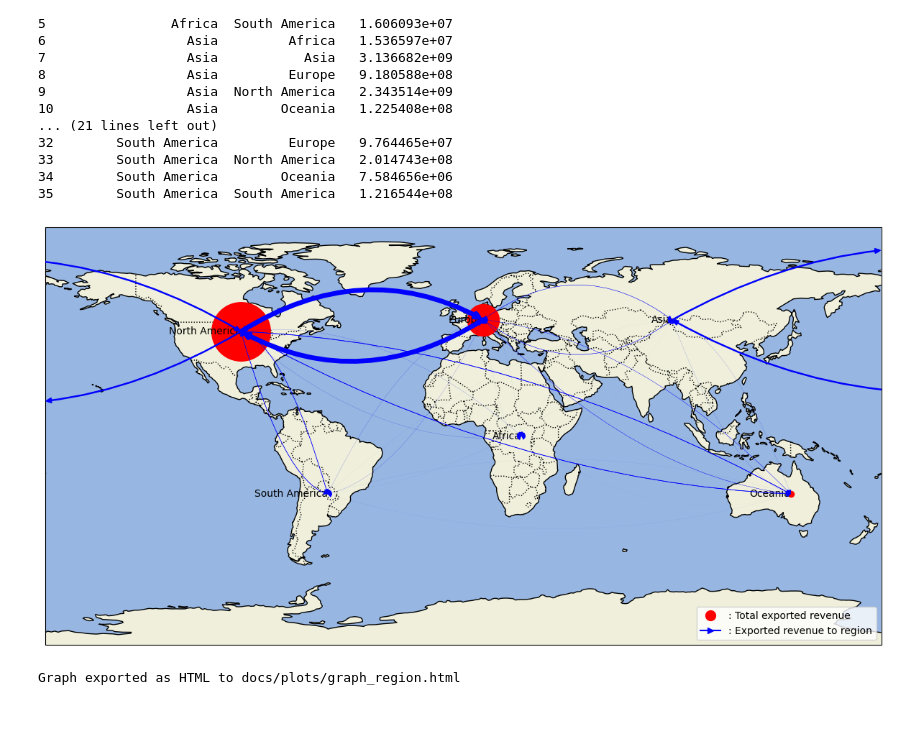
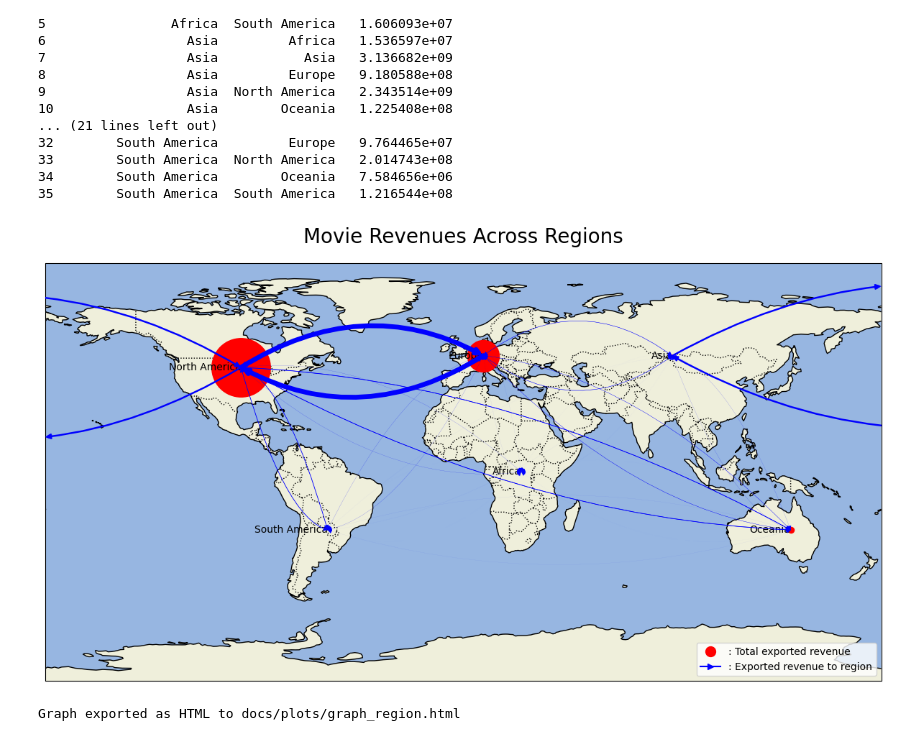
Before and after one commit to epfl-ada/ada-2023-project-nada2023, a Jupyter notebook: network_region.ipynb, the cells around one changed output. Cells and saved outputs as stored; diff of their text form; code cells hidden in the pictures.

```diff
--- a/network_region.ipynb
+++ b/network_region.ipynb
@@ -655,35 +655,36 @@ for (u, v, data) in G.edges(data=True):
     if u != v :  # Skip self-loops for visualization
         start_pos, end_pos = pos[u], pos[v]
         weight = data['weight']
         normalized_weight = 15 * weight / max_weight
 
         if ((u=='North America' and v=='Asia') or (u=='Asia' and v=='North America')):
             draw_global_edge(ax, pos['Asia'], pos['North America'], color='blue', lw=normalized_weight)
             draw_global_edge(ax, pos['North America'], pos['Asia'], color='blue', lw=normalized_weight)
 
         else :
             # Offset the control points for bidirectional edges
             control_point = offset_control_point(start_pos, end_pos, offset=30)
             control_point_reverse = offset_control_point(start_pos, end_pos, offset=-30)
 
             # Draw edge from u to v
             draw_bezier_arrow(ax, start_pos, end_pos, control_point, color='blue', lw=normalized_weight, zorder=10)
             # Draw edge from v to u
             draw_bezier_arrow(ax, end_pos, start_pos, control_point_reverse, color='blue', lw=normalized_weight, zorder=10)
 
 # Create a custom legend entry for nodes
 node_legend = mlines.Line2D([], [], color='red', marker='o', linestyle='None', markersize=10, label=': Total exported revenue')
 
 # Create a custom legend entry for edges
 edge_legend = mlines.Line2D([], [], color='blue', marker='>', linestyle='-', label=': Exported revenue to region')
 
 # Add the legend to the plot
-ax.legend(handles=[node_legend, edge_legend], loc='lower right')  # You can change the location as needed
+ax.legend(handles=[node_legend, edge_legend], loc='lower right')
+ax.set_title('Movie Revenues Across Regions', fontsize=20, pad=20)
 
 
 plt.show()
 # %% [output]
-[figure, old version]
+[figure, new version]
 # %%
 import folium
 from folium import Marker
```
Also changed, not shown: parts of 3 cells of this notebook.
